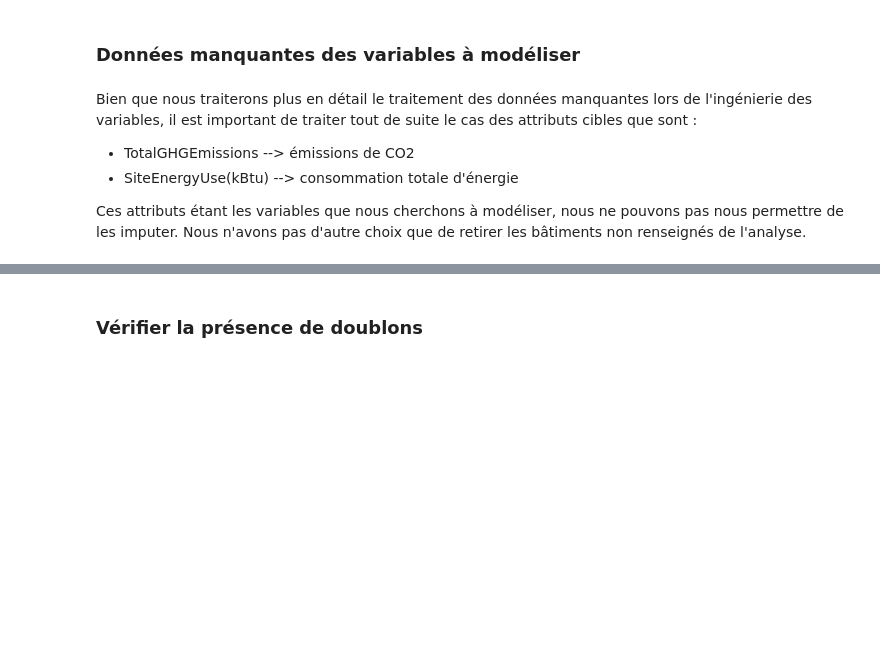
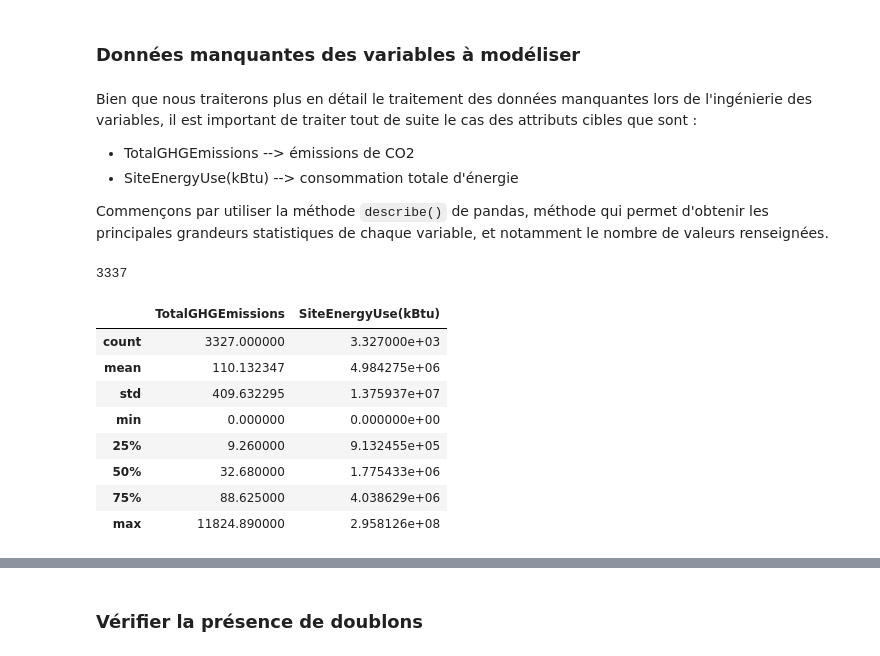
Before and after one commit to Pierre-Eloi/OC_DS_Project4, a Jupyter notebook: Project4_Data_Wrangling.ipynb, the cells around one changed output, grey strips where cells are left out. Cells and saved outputs as stored; diff of their text form; code cells hidden in the pictures; blank space fills up the shorter version.

```diff
--- a/Project4_Data_Wrangling.ipynb
+++ b/Project4_Data_Wrangling.ipynb
@@ -267,4 +267,18 @@ Bien que nous traiterons plus en détail le traitement des données manquantes l
 - TotalGHGEmissions --> émissions de CO2
 - SiteEnergyUse(kBtu) --> consommation totale d'énergie
 
-Ces attributs étant les variables que nous cherchons à modéliser, nous ne pouvons pas nous permettre de les imputer. Nous n'avons pas d'autre choix que de retirer les bâtiments non renseignés de l'analyse.
+Commençons par utiliser la méthode `describe()` de pandas, méthode qui permet d'obtenir les principales grandeurs statistiques de chaque variable, et notamment le nombre de valeurs renseignées.
+# %%
+print(data_2015.shape[0])
+data_2015[['TotalGHGEmissions', 'SiteEnergyUse(kBtu)']].describe()
+# %% [output]
+3337
+|  | TotalGHGEmissions | SiteEnergyUse(kBtu) |
+| count | 3327.000000 | 3.327000e+03 |
+| mean | 110.132347 | 4.984275e+06 |
+| std | 409.632295 | 1.375937e+07 |
+| min | 0.000000 | 0.000000e+00 |
+| 25% | 9.260000 | 9.132455e+05 |
+| 50% | 32.680000 | 1.775433e+06 |
+| 75% | 88.625000 | 4.038629e+06 |
+| max | 11824.890000 | 2.958126e+08 |
```
Also changed, not shown: parts of 9 cells of this notebook, 3 other files.
